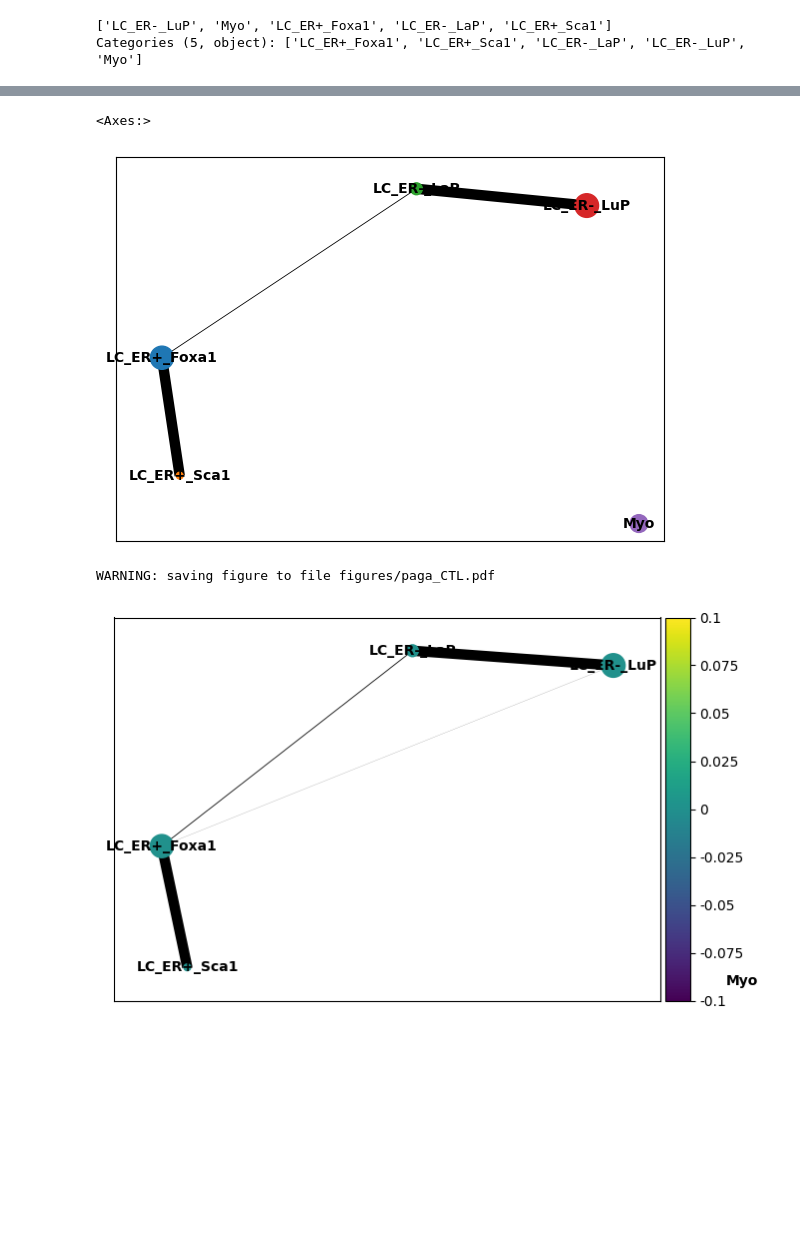
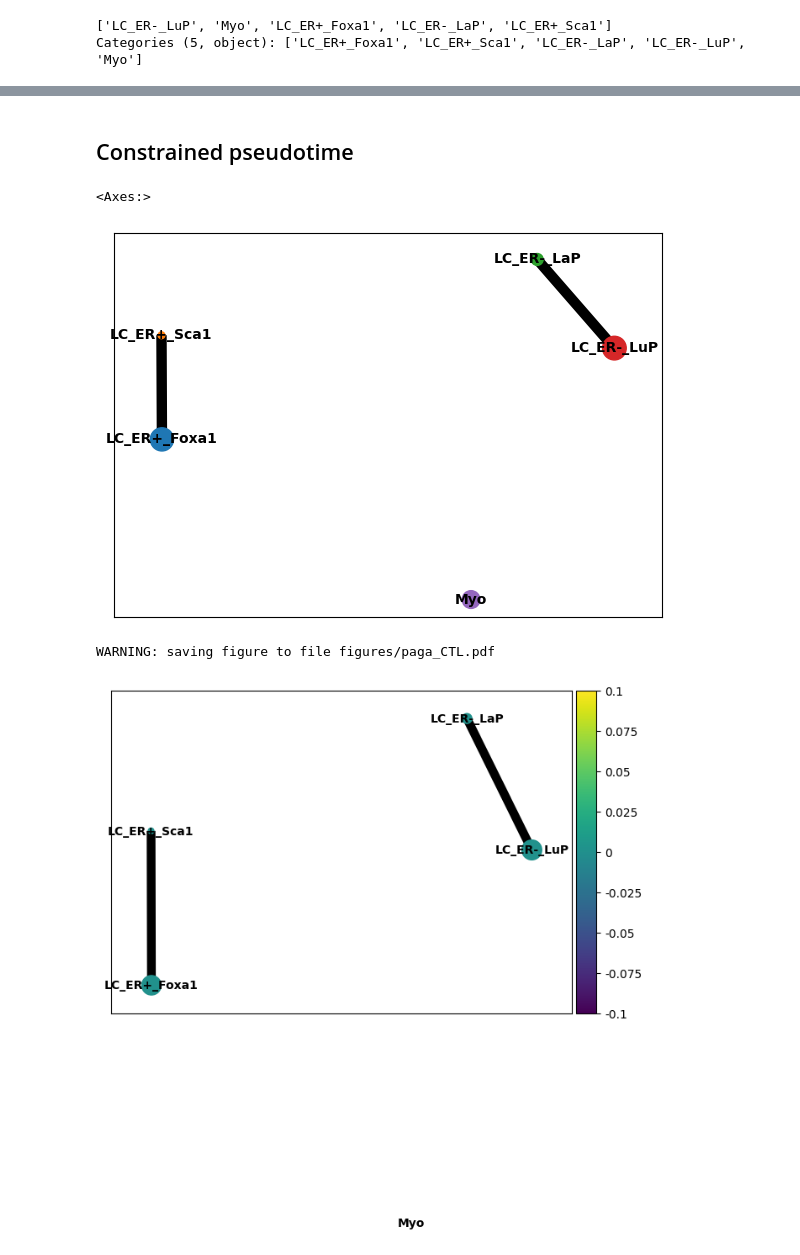
Before and after one commit to yurasong/Pik3ca_MG_analysis, a Jupyter notebook: 01_scRNA-seq/01-01_CTL-ERPik-KitPik/04_Pseudotime-RNAVelocity/05_PAGA/PAGA_CTL.ipynb, the cells around one changed output, grey strips where cells are left out. Drawn from its saved outputs; the diff is of its cells as text; code cells hidden in the pictures; blank space fills up the shorter version.

Commit message:
Update PAGA notebook

```diff
--- a/01_scRNA-seq/01-01_CTL-ERPik-KitPik/04_Pseudotime-RNAVelocity/05_PAGA/PAGA_CTL.ipynb
+++ b/01_scRNA-seq/01-01_CTL-ERPik-KitPik/04_Pseudotime-RNAVelocity/05_PAGA/PAGA_CTL.ipynb
@@ -3,7 +5,7 @@ import scanpy as sc
 from anndata import read_h5ad
 import pandas as pd
 # %%
-adata = sc.read("../Input_file-PAGA/Pseudotime_input.h5ad")
+adata = sc.read("Pseudotime_input.h5ad")
 # %%
 adata
 # %% [output]
@@ -57,0 +62,10 @@ sc.tl.dpt(adata_sub, n_dcs=10)   # pseudotime in adata_sub.obs['dpt_pseudotime']
+# %%
+# Rescale DPT from the selected ER+ LC root to 0–1
+pt = adata_sub.obs["dpt_pseudotime"].astype(float)
+pt = pt.where(np.isfinite(pt))  # Keep cells with undefined DPT as NaN
+
+pt_min, pt_max = pt.min(), pt.max()
+if not pt_max > pt_min:
+    raise ValueError("Rescaling requires at least two distinct finite DPT values.")
+
+adata_sub.obs["dpt_rescaled"] = (pt - pt_min) / (pt_max - pt_min)
@@ -58 +81,3 @@ sc.tl.dpt(adata_sub, n_dcs=10)   # pseudotime in adata_sub.obs['dpt_pseudotime']
+# %% [markdown]
+## Constrained pseudotime
 # %%
@@ -67,12 +91,12 @@ if pt[adata_sub.obs["cell_type"] == end_group].mean() < pt[adata_sub.obs["cell_t
 pt = (pt - np.nanmin(pt)) / (np.nanmax(pt) - np.nanmin(pt) + 1e-12)
 adata_sub.obs["pt_oriented"] = pt
 # %%
-sc.pl.paga(adata_sub, color=['cell_type'], threshold=0.03, show=False)
+sc.pl.paga(adata_sub, color=['cell_type'], threshold=0.5, show=False)
 # %% [output]
 <Axes:>
-[figure, old version]
+[figure, new version]
 # %%
-sc.pl.paga(adata_sub, color=["pt_oriented"], save="_CTL.pdf")
+sc.pl.paga(adata_sub, color=["pt_oriented"], threshold=0.5, save="_CTL.pdf")
 # %% [output]
 WARNING: saving figure to file figures/paga_CTL.pdf
-[figure, old version]
+[figure, new version]
```
Also changed, not shown: parts of 7 cells of this notebook, 2 other files.
